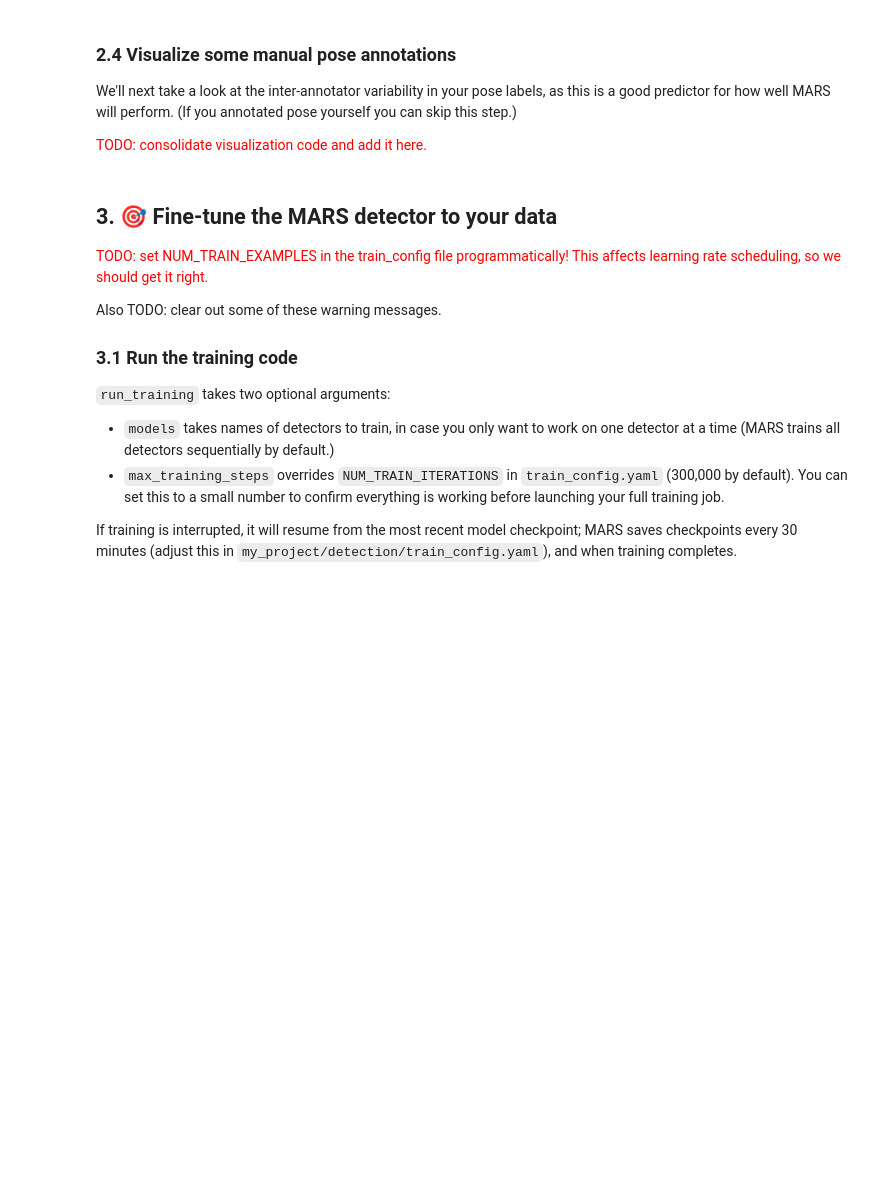
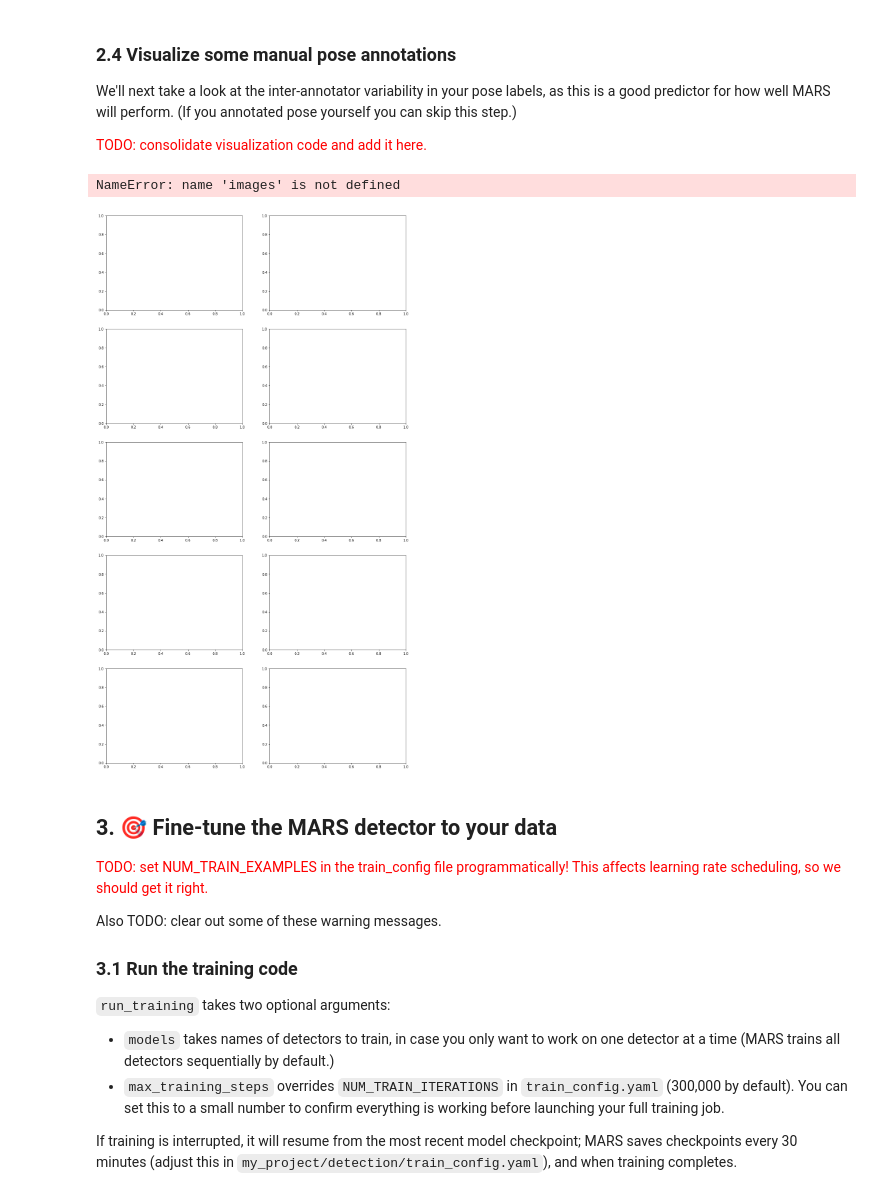
Before and after one commit to neuroethology/MARS_Developer, a Jupyter notebook: MARS_tutorial.ipynb, the cells around one changed output. Saved outputs shown, nothing was run; the diff lists cells and outputs as text; code cells hidden in the pictures; blank space fills up the shorter version.

Commit message:
annotation plotting function

```diff
--- a/MARS_tutorial.ipynb
+++ b/MARS_tutorial.ipynb
@@ -61,6 +100,44 @@ annotation_postprocessing(project_path)
 We'll next take a look at the inter-annotator variability in your pose labels, as this is a good predictor for how well MARS will perform. (If you annotated pose yourself you can skip this step.)
 
 <font color=red>TODO: consolidate visualization code and add it here.</font>
+# %%
+%matplotlib inline
+import matplotlib.pyplot as plt
+import matplotlib.image as mpimg
+import json
+import numpy as np
+import os
+
+
+project = 'R:\\Basic_Sciences\\Phys\\Kennedylab\\CRIM13_sample_project'
+
+dictionary_file_path = os.path.join(project, 'annotation_data', 'processed_keypoints.json')
+if not os.path.exists(dictionary_file_path):
+    make_annot_dict(project)
+with open(dictionary_file_path, 'r') as fp:
+    D = json.load(fp)
+
+colors  = 'rgbcmyw'
+markers = 'v+xosd'
+
+fig,ax = plt.subplots(5,2,figsize=(16, 30))
+for fr in range(0,10):
+    im = mpimg.imread(images[fr])
+    ax[int(fr/2),(fr+1)%2].imshow(im);
+
+    # plot the labels from each individual worker:
+    for mouse,mouseColor in zip(['white','black'],['w','k']):
+        for p,pt in enumerate(np.squeeze(allPts[mouse][fr,...])):
+            for w in range(nWorkers):
+                ax[int(fr/2),(fr+1)%2].plot(pt[0,w], pt[1,w],colors[p] + markers[w], markersize=2,markeredgecolor=mouseColor)
+
+        # plot the "ground truth" labels:
+        ax[int(fr/2),(fr+1)%2].plot(gtPts[mouse][fr,:,0], gtPts[mouse][fr,:,1],'k.', markersize=4)
+
+# fig.savefig('s3://{}/sample_annotations.pdf'.format(lbl_bucket), bbox_inches='tight')
+# %% [output]
+NameError: name 'images' is not defined
+[figure, added]
 # %% [markdown]
 ## 3. 🎯 Fine-tune the MARS detector to your data
 
```
Also changed, not shown: parts of 3 cells of this notebook, 2 other files.
